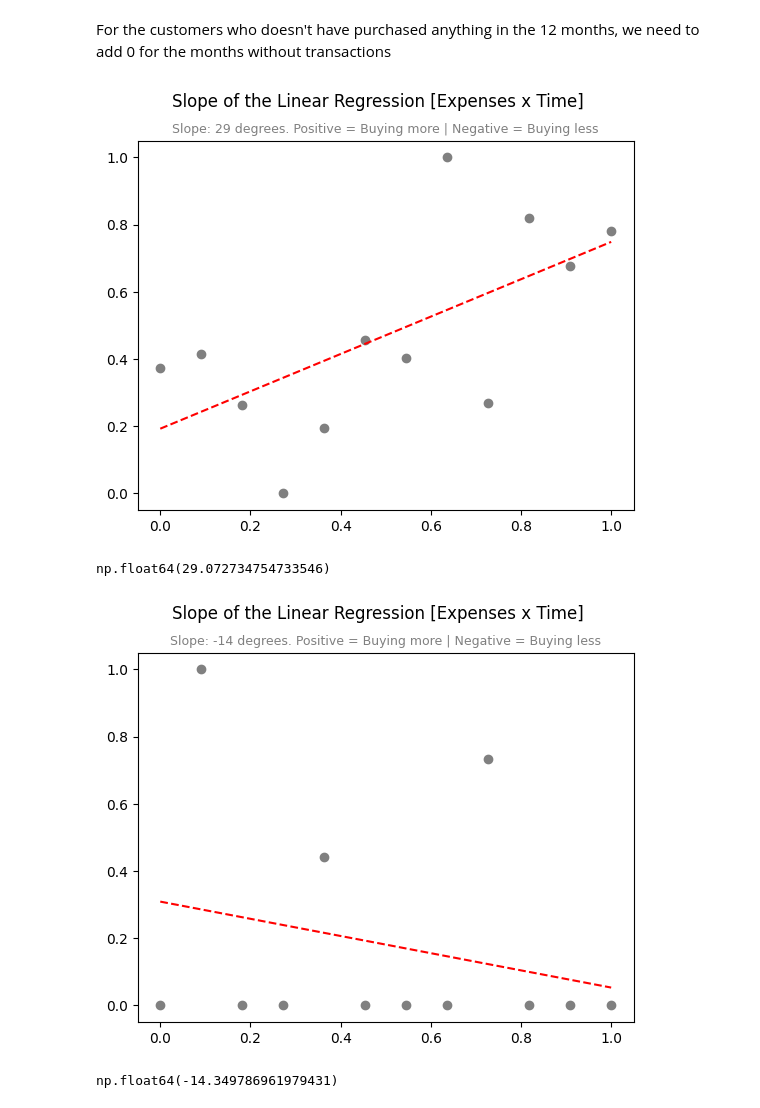
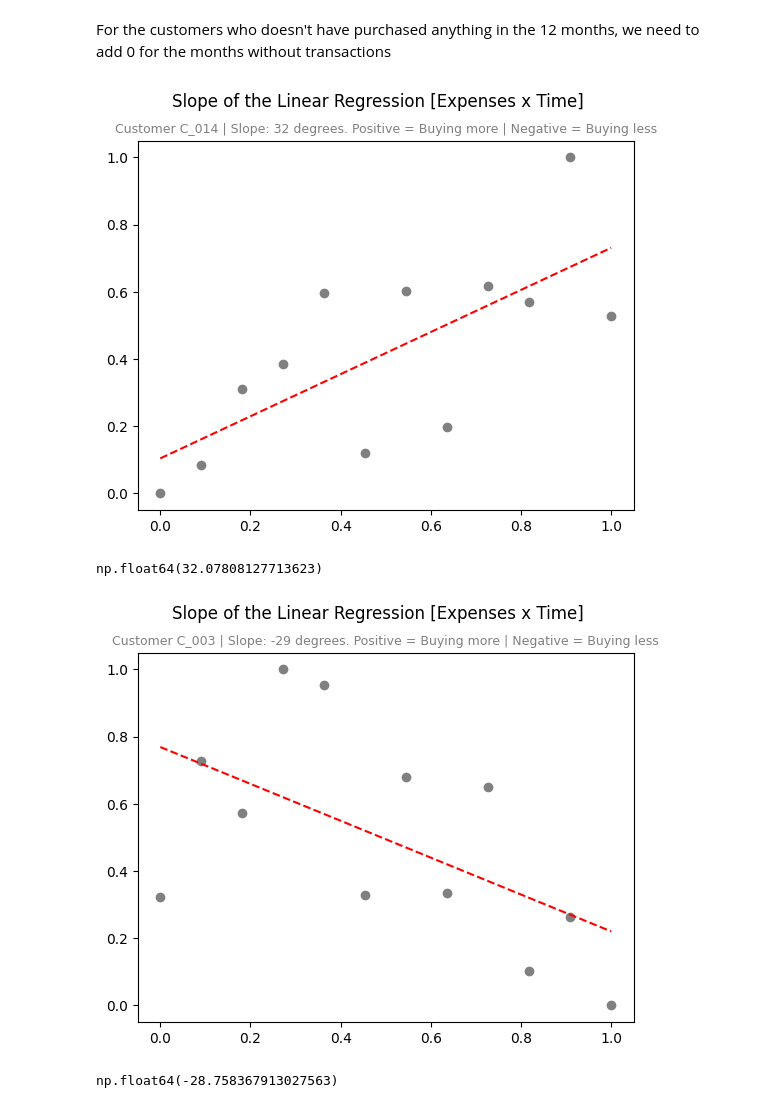
Before and after one commit to gurezende/Linear-Regression-Churn, a Jupyter notebook: When_Customer_Stop_Buy.ipynb, the cells around one changed output. Saved outputs shown, nothing was run; the diff lists cells and outputs as text; code cells hidden in the pictures.

```diff
--- a/When_Customer_Stop_Buy.ipynb
+++ b/When_Customer_Stop_Buy.ipynb
@@ -147,8 +145,22 @@ For the customers who doesn't have purchased anything in the 12 months, we need
 def min_max_standardize(vals):
     return (vals - np.min(vals)) / (np.max(vals) - np.min(vals))
 
+#-----
 
-def get_trend_degrees(customer):
+# Quick Function to plot the regression
+def plot_regression(x,y, cust):
+  plt.scatter(x,y, color = 'gray')
+  plt.plot(x,
+          stats.linregress(x,y).slope*np.array(x) + stats.linregress(x,y).intercept,
+          color = 'red',
+          linestyle='--')
+  plt.suptitle("Slope of the Linear Regression [Expenses x Time]")
+  plt.title(f"Customer {cust} | Slope: {np.degrees(np.arctan(stats.linregress(x,y).slope)):.0f} degrees. Positive = Buying more | Negative = Buying less", size=9, color='gray')
+  plt.show()
+
+#-----
+
+def get_trend_degrees(customer, plot=False):
 
   # Filter the data
   one_customer = df.query('customer_id == @customer')
@@ -180,7 +192,8 @@ def get_trend_degrees(customer):
   y = min_max_standardize(one_customer['total_amt'])
 
   # Plot
-  plot_regression(X,y)
+  if plot:
+    plot_regression(X,y, customer)
 
   # Calculate slope
   slope = stats.linregress(X,y)[0]
@@ -192,13 +205,13 @@ def get_trend_degrees(customer):
   return angle
 # %%
 # Example of strong customer
-get_trend_degrees('C_008')
+get_trend_degrees('C_014', plot=True)
 # %% [output]
-[figure, old version]
+[figure, new version]
-np.float64(29.072734754733546)
+np.float64(32.07808127713623)
 # %%
 # Example of customer stop buying
-get_trend_degrees('C_030')
+get_trend_degrees('C_003', plot=True)
 # %% [output]
-[figure, old version]
+[figure, new version]
-np.float64(-14.349786961979431)
+np.float64(-28.758367913027563)
```
Also changed, not shown: parts of 8 cells of this notebook.
